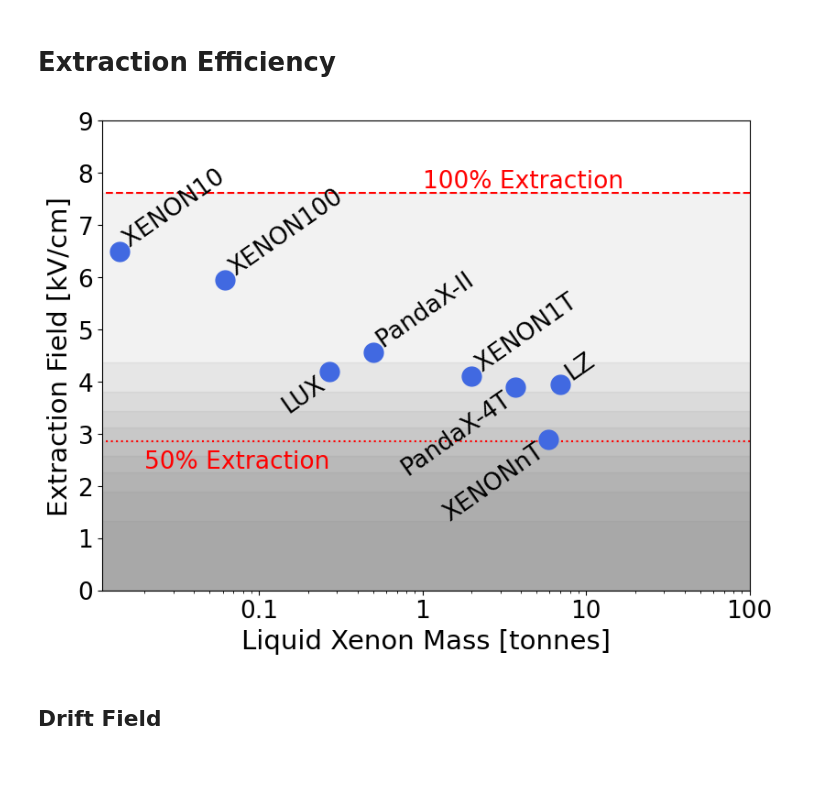
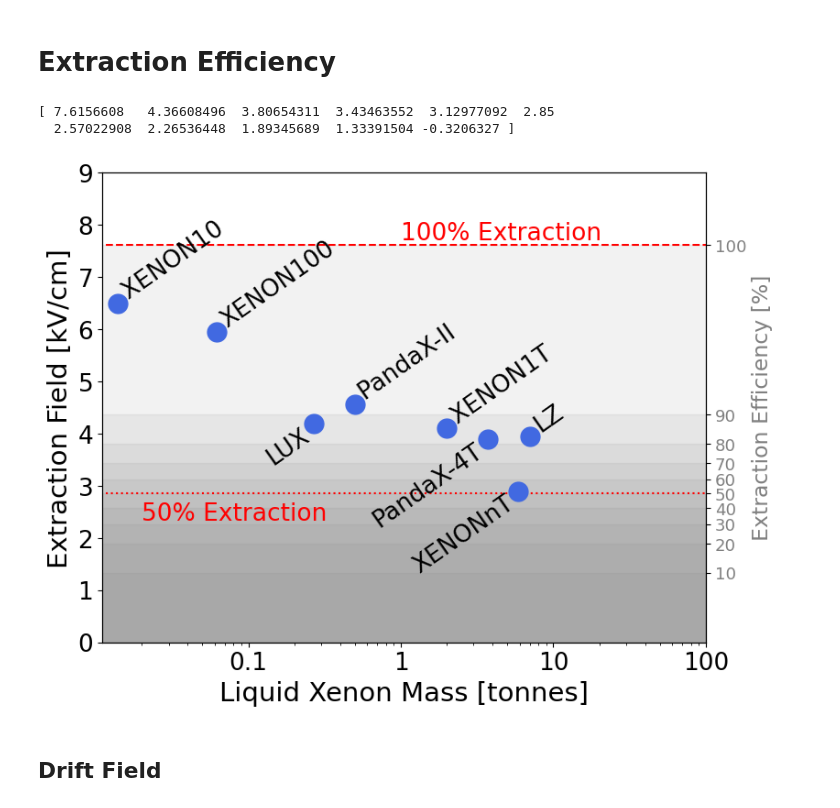
Before and after one commit to yabbyhome/NextGen_plots, a Jupyter notebook: Paper Plots.ipynb, the cells around one changed output. Cells and saved outputs as stored; diff of their text form; code cells hidden in the pictures; blank space fills up the shorter version.

Commit message:
Fixes
DARWIN, drift range, AC model

```diff
--- a/Paper Plots.ipynb
+++ b/Paper Plots.ipynb
@@ -17,7 +17,7 @@ amk029@bucknell.edu
 # XMASS-I 8.2+-0.5 mBq/835 kg Nuclear Instruments and Methods in Physics Research A 716 (2013) 78–85
 # XENON1T arXiv:2009.13981v3
 # LZ Nucl. Instrum. Methods Phys. Res. A, 2020, 953, 163047
-# darwin arXiv:1309.7024v2
+# DARWIN https://arxiv.org/pdf/1606.07001.pdf
 # nEXO https://arxiv.org/pdf/2106.16243.pdf
 
 import numpy as np
@@ -26,9 +26,9 @@ import matplotlib.ticker as ticker
 
 exp_name = ['XENON10 ','XENON100',
             'LUX', 'PandaX-II ', 'XMASS-I ', 'XENON1T ',
-            'PandaX-4T','XENONnT', 'LZ', 'Darwin']
+            'PandaX-4T','XENONnT', 'LZ', 'DARWIN']
 mass = np.array   ([14, 62, 270 , 500, 832, 2000,
-                    3700, 5900, 7000, 30000])
+                    3700, 5900, 7000, 40000])
 rate_rn = np.array([59, 33.4, 63, 8.6, 9.8,
                     4.5, 4.2, 0.8, 4.6, 0.1])
 rate_e  = np.array([2,  1.3, 1.0 , 4.6, 0.6,
@@ -171,16 +171,20 @@ s = 2.85
 f = 0.69
 # %%
 ylevels = inv_logistic(np.asarray([0.999,0.90,0.80,0.70,0.60,0.50,0.40,0.30,0.20,0.10,0.01]),s,f)
+print(ylevels)
+# %% [output]
+[ 7.6156608   4.36608496  3.80654311  3.43463552  3.12977092  2.85
+  2.57022908  2.26536448  1.89345689  1.33391504 -0.3206327 ]
 # %%
-fig = plt.figure(figsize=(8,6), constrained_layout=True)
+fig,ax = plt.subplots(figsize=(8,6), constrained_layout=True)
 
-plt.plot([0.01,1e2],[ylevels[0]]*2,linestyle = '--',color = 'red')
-plt.annotate('100% Extraction',[1,ylevels[0]+0.1], size = fontsize - 2,color = 'red')
-plt.plot([0.01,1e2],[ylevels[5]]*2,linestyle = ':',color = 'red')
-plt.annotate('50% Extraction',[0.02,ylevels[5]-0.5], size = fontsize - 2,color = 'red')
+ax.plot([0.01,1e2],[ylevels[0]]*2,linestyle = '--',color = 'red')
+ax.annotate('100% Extraction',[1,ylevels[0]+0.1], size = fontsize - 2,color = 'red')
+ax.plot([0.01,1e2],[ylevels[5]]*2,linestyle = ':',color = 'red')
+ax.annotate('50% Extraction',[0.02,ylevels[5]-0.5], size = fontsize - 2,color = 'red')
 
 for i in range(len(ylevels)-1):
-    plt.fill_between([0.01,1e2],[0,0],[ylevels[i]]*2,color = 'grey', alpha = 0.1)
+    ax.fill_between([0.01,1e2],[0,0],[ylevels[i]]*2,color = 'grey', alpha = 0.1)
 
 
 alignment = ["r", "r", "l", "r", "r",
@@ -196,41 +200,47 @@ for idx in range(len(exp_name)):
         va_align = "top"
         txt_offset = -text_offset
 
-    plt.annotate(exp_name[idx], xy=[mass_n[idx]*1e-3,extraction_field[idx]], xytext=2*[txt_offset],
+    ax.annotate(exp_name[idx], xy=[mass_n[idx]*1e-3,extraction_field[idx]], xytext=2*[txt_offset],
                  size=fontsize-2, rotation=35, color="black",
                  textcoords="offset points",
                  va=va_align,
                  ha=ha_align)
 
-plt.plot(mass_n*1e-3, extraction_field,
+ax.plot(mass_n*1e-3, extraction_field,
              color='royalblue',marker="o", ms=15, label="",
              linewidth=0)
 plt.xlim(0.011,100)
 plt.ylim(0,9)
 
 plt.xlabel("Liquid Xenon Mass [tonnes]", fontsize=fontsize)
 plt.ylabel("Extraction Field [kV/cm]", fontsize=fontsize)
 
 
 # plt.semilogy()
 plt.semilogx()
 #plt.grid()
 
 
 mass_ticks = ticker.FuncFormatter(lambda x, _: '{0:g}'.format(x))
 plt.gca().xaxis.set_major_formatter(mass_ticks)
 
 
 # plt.gca().xaxis.zorder=5
 plt.gca().spines['bottom'].zorder=4
 plt.gca().tick_params(labelsize=fontsize-2)
 
 
 # plt.savefig("darwin_rn_background_scale.pdf")
 
+
+ax2 = ax.twinx()
+ax2.set_yticks(ticks = ylevels,labels = [100,90,80,70,60,50,40,30,20,10,0],color ='grey',fontsize = fontsize-8)
+ax2.set_ylim(0,9)
+ax2.set_ylabel('Extraction Efficiency [%]',color = 'grey',fontsize = fontsize-4)
+
 plt.show()
 # %% [output]
-[figure, old version]
+[figure, new version]
 # %% [markdown]
 ## Drift Field
 # %%
```
Also changed, not shown: parts of 6 cells of this notebook.
